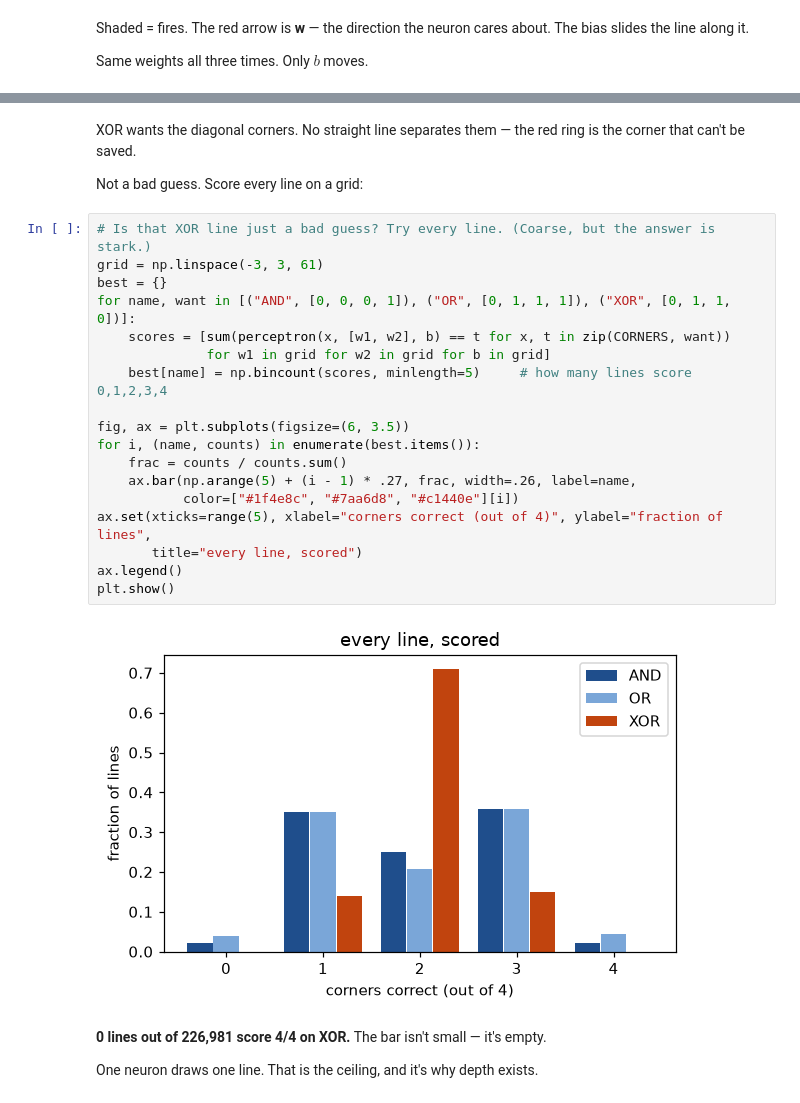
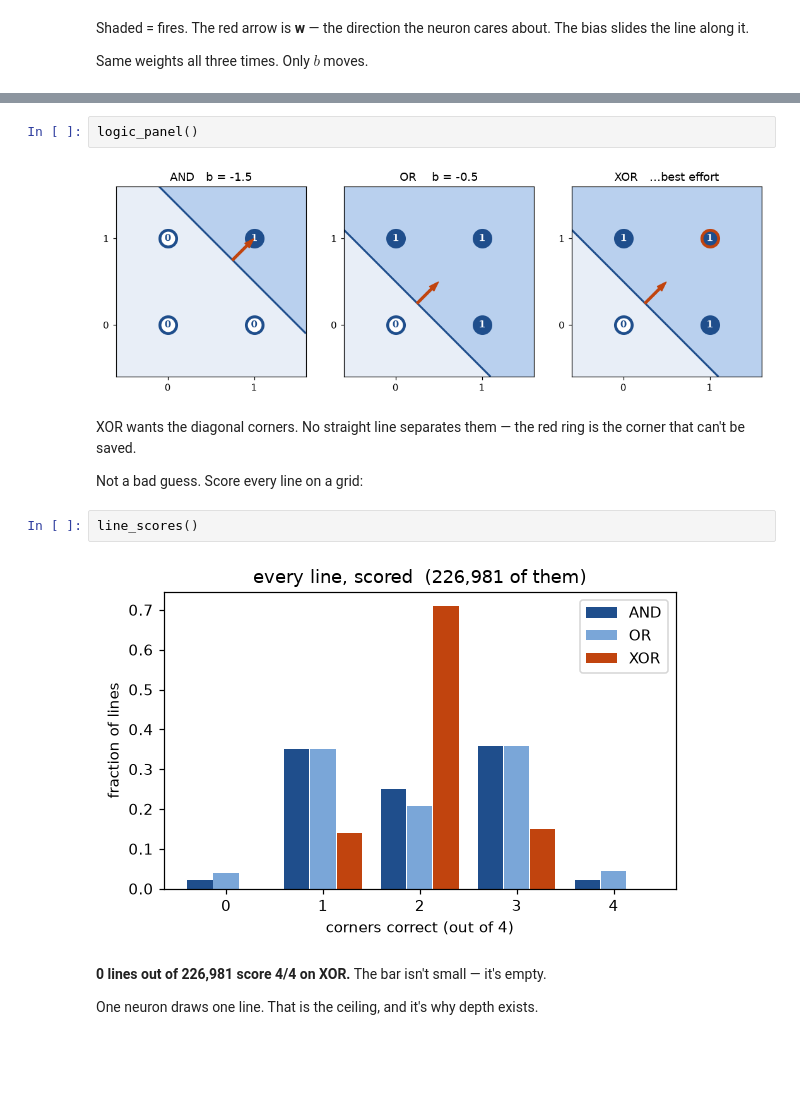
Before and after one commit to John-Anthony-Heaney/graft, a Jupyter notebook: Book.ipynb, the cells around one changed output, grey strips where cells are left out. Drawn from its saved outputs; the diff is of its cells as text; blank space fills up the shorter version.

```diff
--- a/Book.ipynb
+++ b/Book.ipynb
@@ -78,28 +15,16 @@ plt.show()
+# %%
+logic_panel()
+# %% [output]
+[figure, added]
 # %% [markdown]
 XOR wants the diagonal corners. No straight line separates them — the red ring
 is the corner that can't be saved.
 
 Not a bad guess. Score every line on a grid:
-# %%
-# Is that XOR line just a bad guess? Try every line. (Coarse, but the answer is stark.)
-grid = np.linspace(-3, 3, 61)
-best = {}
-for name, want in [("AND", [0, 0, 0, 1]), ("OR", [0, 1, 1, 1]), ("XOR", [0, 1, 1, 0])]:
-    scores = [sum(perceptron(x, [w1, w2], b) == t for x, t in zip(CORNERS, want))
-              for w1 in grid for w2 in grid for b in grid]
-    best[name] = np.bincount(scores, minlength=5)     # how many lines score 0,1,2,3,4
-
-fig, ax = plt.subplots(figsize=(6, 3.5))
-for i, (name, counts) in enumerate(best.items()):
-    frac = counts / counts.sum()
-    ax.bar(np.arange(5) + (i - 1) * .27, frac, width=.26, label=name,
-           color=["#1f4e8c", "#7aa6d8", "#c1440e"][i])
-ax.set(xticks=range(5), xlabel="corners correct (out of 4)", ylabel="fraction of lines",
-       title="every line, scored")
-ax.legend()
-plt.show()
-# %% [output]
-[figure, removed]
+# %%
+line_scores()
+# %% [output]
+[figure, added]
 # %% [markdown]
 **0 lines out of 226,981 score 4/4 on XOR.** The bar isn't small — it's empty.
 
```
Also changed, not shown: parts of 4 cells of this notebook, 2 other files.
